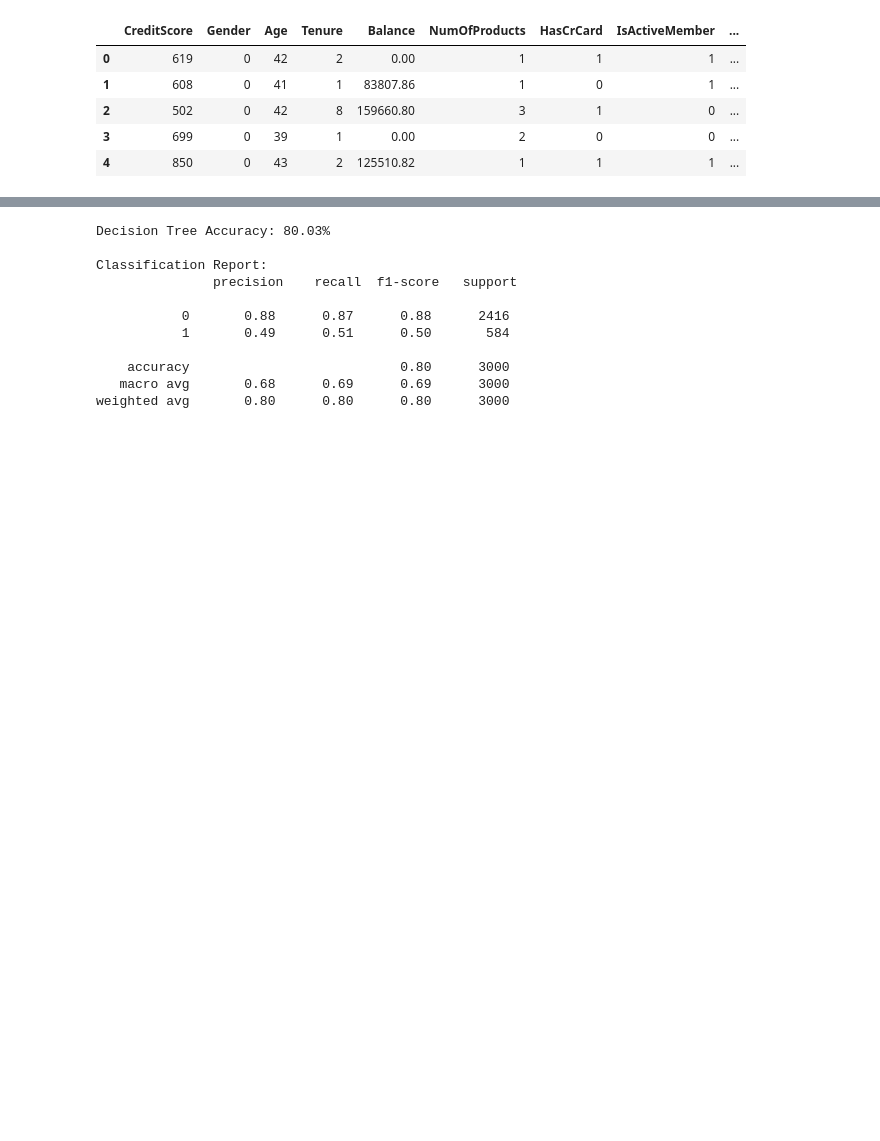
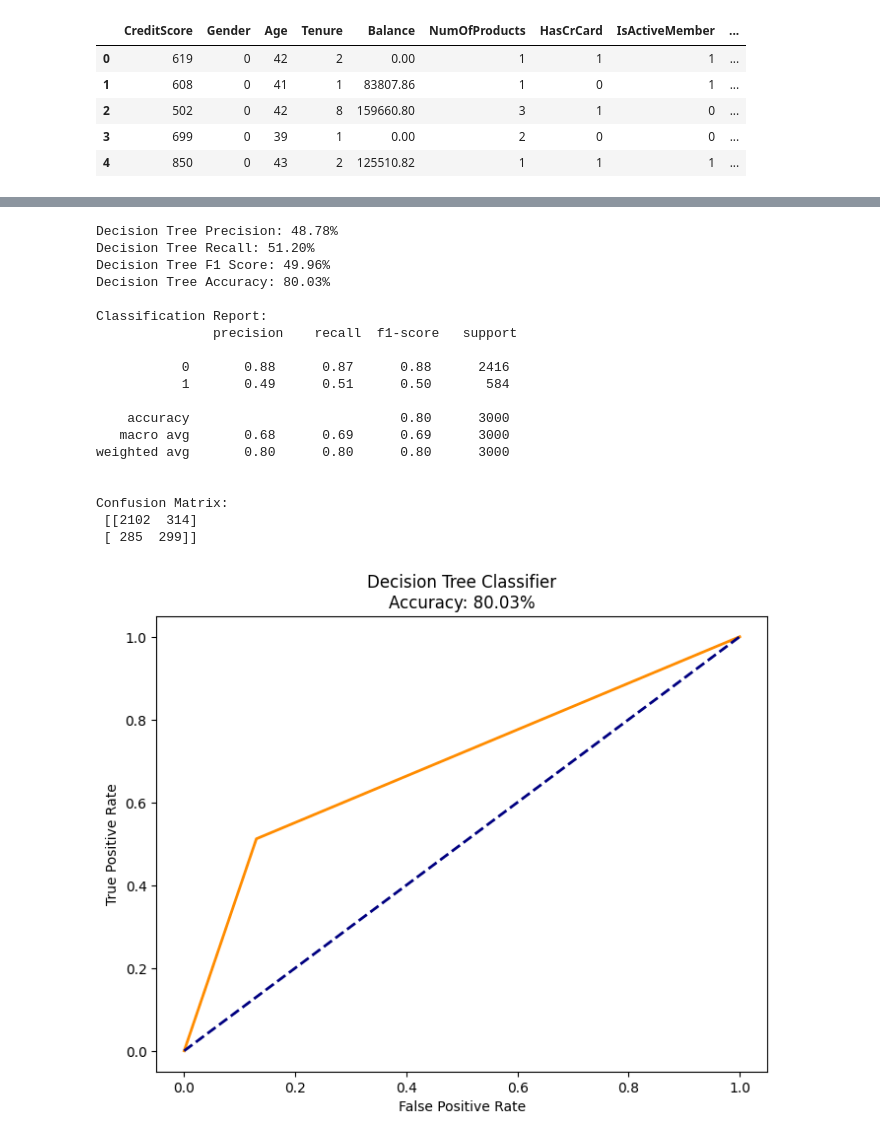
Before and after one commit to timoajayi/capstone-customer-churn-prediction, a Jupyter notebook: Customer_churn_prediction.ipynb, the cells around one changed output, grey strips where cells are left out. Cells and saved outputs as stored; diff of their text form; code cells hidden in the pictures; blank space fills up the shorter version.

```diff
--- a/Customer_churn_prediction.ipynb
+++ b/Customer_churn_prediction.ipynb
@@ -421,21 +484,47 @@ Pipeline LogisticRegression Accuracy: 81.13%
 # %%
-# Second Model: Decision Tree Classifier
+## Second Model: Decision Tree Classifier
+
 dt_model = DecisionTreeClassifier(random_state=42)
 dt_model.fit(X_train, y_train)
 y_pred_dt = dt_model.predict(X_test)
 dt_accuracy = accuracy_score(y_test, y_pred_dt)
+
+
+print("Decision Tree Precision: {:.2f}%".format(precision_score(y_test, y_pred_dt) * 100))
+print("Decision Tree Recall: {:.2f}%".format(recall_score(y_test, y_pred_dt) * 100))
+print("Decision Tree F1 Score: {:.2f}%".format(f1_score(y_test, y_pred_dt) * 100))
 print("Decision Tree Accuracy: {:.2f}%".format(dt_accuracy * 100))
 print("\nClassification Report:\n", classification_report(y_test, y_pred_dt))
+print("\nConfusion Matrix:\n", confusion_matrix(y_test, y_pred_dt))
+# visualization
+y_prob_dt = dt_model.predict_proba(X_test)[:, 1]
+fpr_dt, tpr_dt, thresholds_dt = roc_curve(y_test, y_prob_dt)
+plt.figure(figsize=(8, 6))
+plt.plot(fpr_dt, tpr_dt, color='darkorange', lw=2)
+plt.plot([0, 1], [0, 1], color='navy', lw=2, linestyle='--')
+plt.xlabel('False Positive Rate')
+plt.ylabel('True Positive Rate')
+plt.title('Decision Tree Classifier\nAccuracy: {:.2f}%'.format(dt_accuracy * 100))
+plt.show()
 # %% [output]
+Decision Tree Precision: 48.78%
+Decision Tree Recall: 51.20%
+Decision Tree F1 Score: 49.96%
 Decision Tree Accuracy: 80.03%
 
 Classification Report:
                precision    recall  f1-score   support
 
            0       0.88      0.87      0.88      2416
            1       0.49      0.51      0.50       584
 
     accuracy                           0.80      3000
    macro avg       0.68      0.69      0.69      3000
 weighted avg       0.80      0.80      0.80      3000
+
+
+Confusion Matrix:
+ [[2102  314]
+ [ 285  299]]
+[figure, added]
 # %%
```
Also changed, not shown: parts of 48 cells of this notebook, 12 other files.
